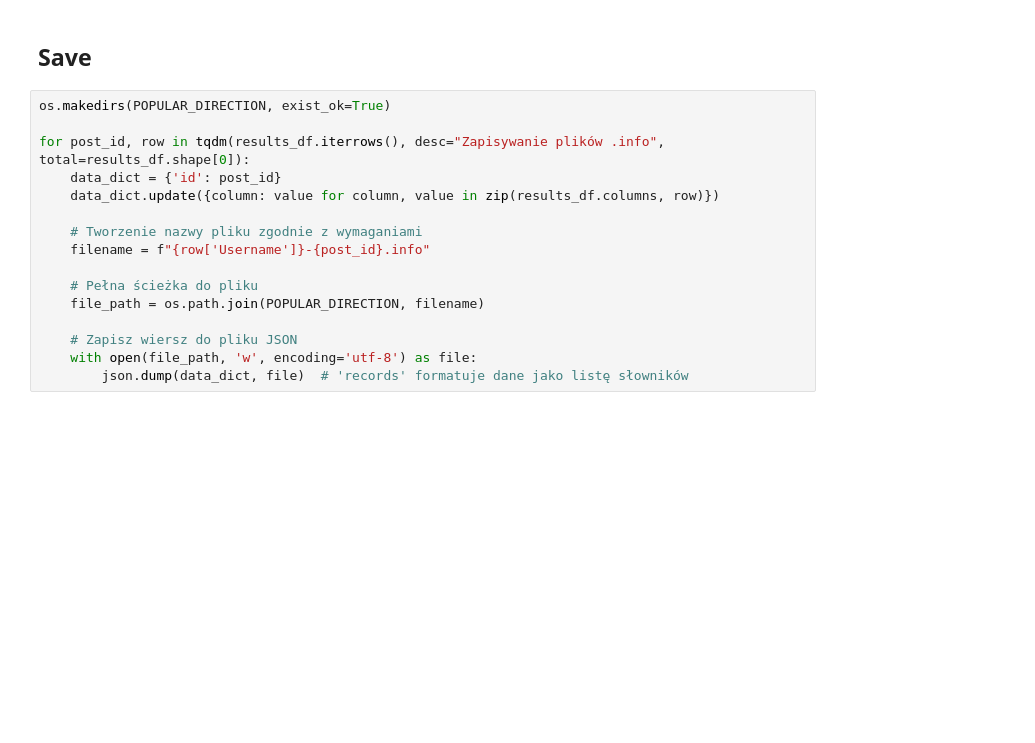
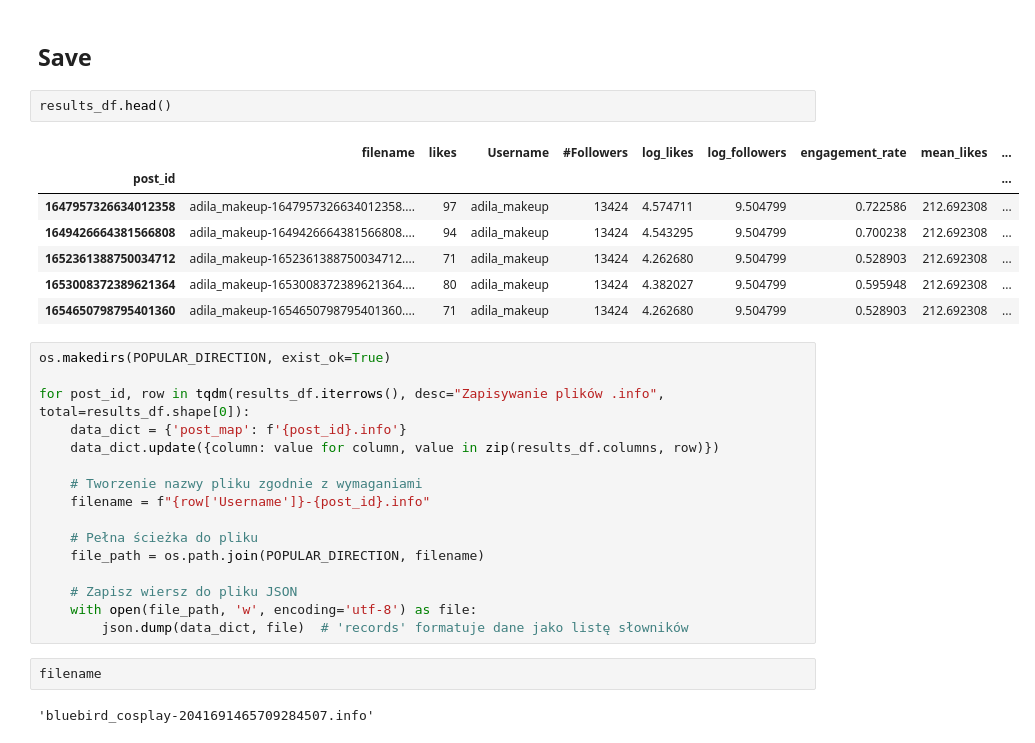
Before and after one commit to hbrt-rdzk/raight.move, a Jupyter notebook: notebooks/evaluation/evaluation.ipynb, the cells around one changed output. Drawn from its saved outputs; the diff is of its cells as text; blank space fills up the shorter version.

```diff
--- a/notebooks/evaluation/evaluation.ipynb
+++ b/notebooks/evaluation/evaluation.ipynb
@@ -265,11 +270,21 @@ plt.imshow(grid.permute(2, 1, 0))
 [figure]
 # %% [markdown]
 ## Save
+# %%
+results_df.head()
+# %% [output]
+|  | filename | likes | Username | #Followers | log_likes | log_followers | engagement_rate | mean_likes | ... |
+| post_id |  |  |  |  |  |  |  |  | ... |
+| 1647957326634012358 | adila_makeup-1647957326634012358.... | 97 | adila_makeup | 13424 | 4.574711 | 9.504799 | 0.722586 | 212.692308 | ... |
+| 1649426664381566808 | adila_makeup-1649426664381566808.... | 94 | adila_makeup | 13424 | 4.543295 | 9.504799 | 0.700238 | 212.692308 | ... |
+| 1652361388750034712 | adila_makeup-1652361388750034712.... | 71 | adila_makeup | 13424 | 4.262680 | 9.504799 | 0.528903 | 212.692308 | ... |
+| 1653008372389621364 | adila_makeup-1653008372389621364.... | 80 | adila_makeup | 13424 | 4.382027 | 9.504799 | 0.595948 | 212.692308 | ... |
+| 1654650798795401360 | adila_makeup-1654650798795401360.... | 71 | adila_makeup | 13424 | 4.262680 | 9.504799 | 0.528903 | 212.692308 | ... |
 # %%
 os.makedirs(POPULAR_DIRECTION, exist_ok=True)
 
 for post_id, row in tqdm(results_df.iterrows(), desc="Zapisywanie plików .info", total=results_df.shape[0]):
-    data_dict = {'id': post_id}
+    data_dict = {'post_map': f'{post_id}.info'}
     data_dict.update({column: value for column, value in zip(results_df.columns, row)})
 
     # Tworzenie nazwy pliku zgodnie z wymaganiami
@@ -281,3 +296,7 @@ for post_id, row in tqdm(results_df.iterrows(), desc="Zapisywanie plików .info"
     # Zapisz wiersz do pliku JSON
     with open(file_path, 'w', encoding='utf-8') as file:
         json.dump(data_dict, file)  # 'records' formatuje dane jako listę słowników
+# %%
+filename
+# %% [output]
+'bluebird_cosplay-2041691465709284507.info'
```
Also changed, not shown: parts of 7 cells of this notebook.
